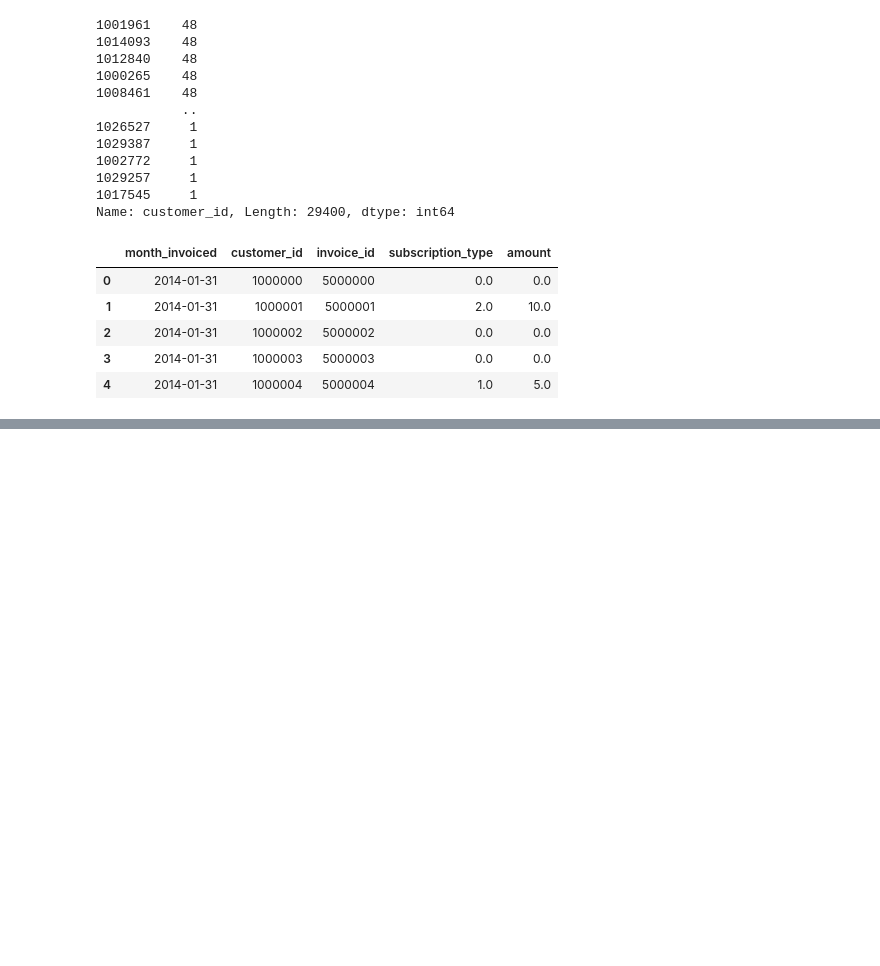
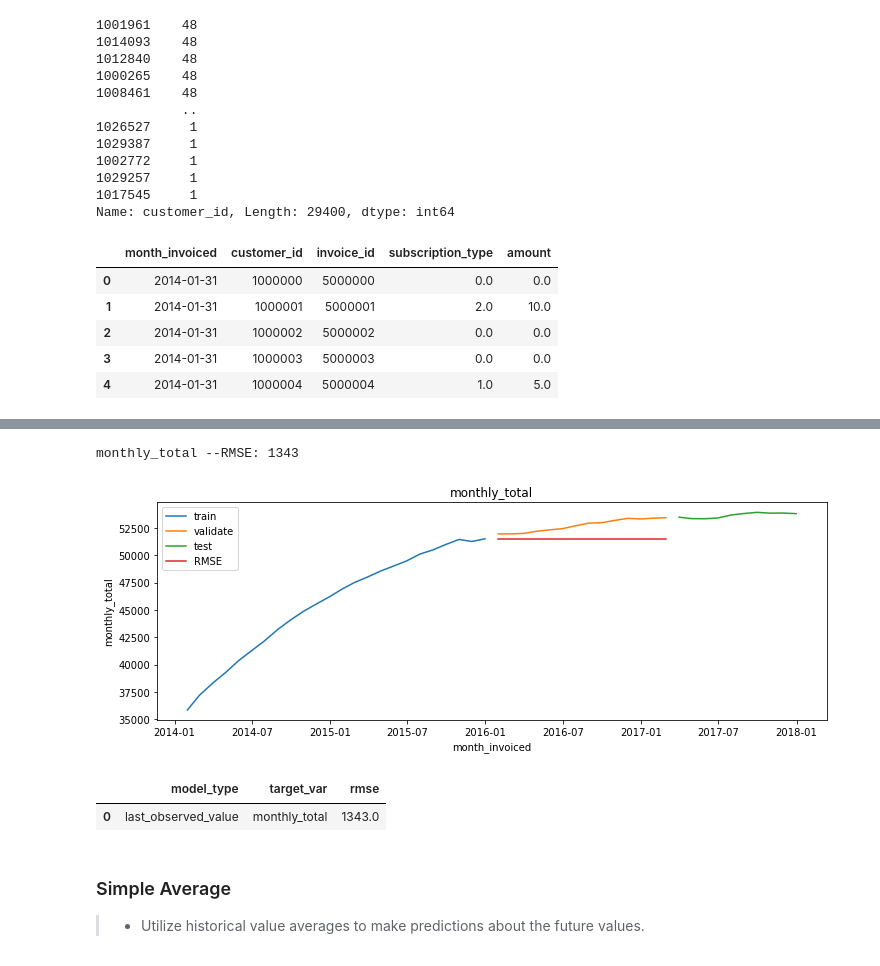
Before and after one commit to CharlesAtchison/time-series-exercises, a Jupyter notebook: modeling.ipynb, the cells around one changed output, grey strips where cells are left out. Drawn from its saved outputs; the diff is of its cells as text; code cells hidden in the pictures; blank space fills up the shorter version.

```diff
--- a/modeling.ipynb
+++ b/modeling.ipynb
@@ -144,0 +143,19 @@ train.shape, validate.shape, test.shape
+# %%
+def evaluate(target_var):
+    '''
+    the evaluate function will take in the actual values and the predicted values
+    and compute the mean_squared_error and then take the sqrt returning a rounded rmse
+    '''
+    rmse = round(sqrt(mean_squared_error(validate[target_var], yhat_df[target_var])),0)
+    return rmse
+
+def plot_and_eval(target_var):
+    '''
+    a function to evaluate forecasts by computing the rmse and plot train and validate along with predictions
+    '''
+    plot_samples(target_var)
+    sns.lineplot(data=yhat_df[target_var], label='RMSE')
+    plt.title(target_var)
+    rmse = evaluate(target_var)
+    print(target_var, f'--RMSE: {rmse:.0f}')
+    plt.show()
@@ -144,0 +195,18 @@ train.shape, validate.shape, test.shape
+# %%
+for column in train.columns:
+    plot_and_eval(column)
+# %% [output]
+monthly_total --RMSE: 1343
+[figure, added]
+# %%
+for column in train.columns:
+    eval_df = append_eval_df(model_type='last_observed_value',
+                            target_var= column)
+eval_df.head()
+# %% [output]
+|  | model_type | target_var | rmse |
+| 0 | last_observed_value | monthly_total | 1343.0 |
+# %% [markdown]
+### Simple Average
+
+> - Utilize historical value averages to make predictions about the future values.
```
Also changed, not shown: parts of 22 cells of this notebook.
